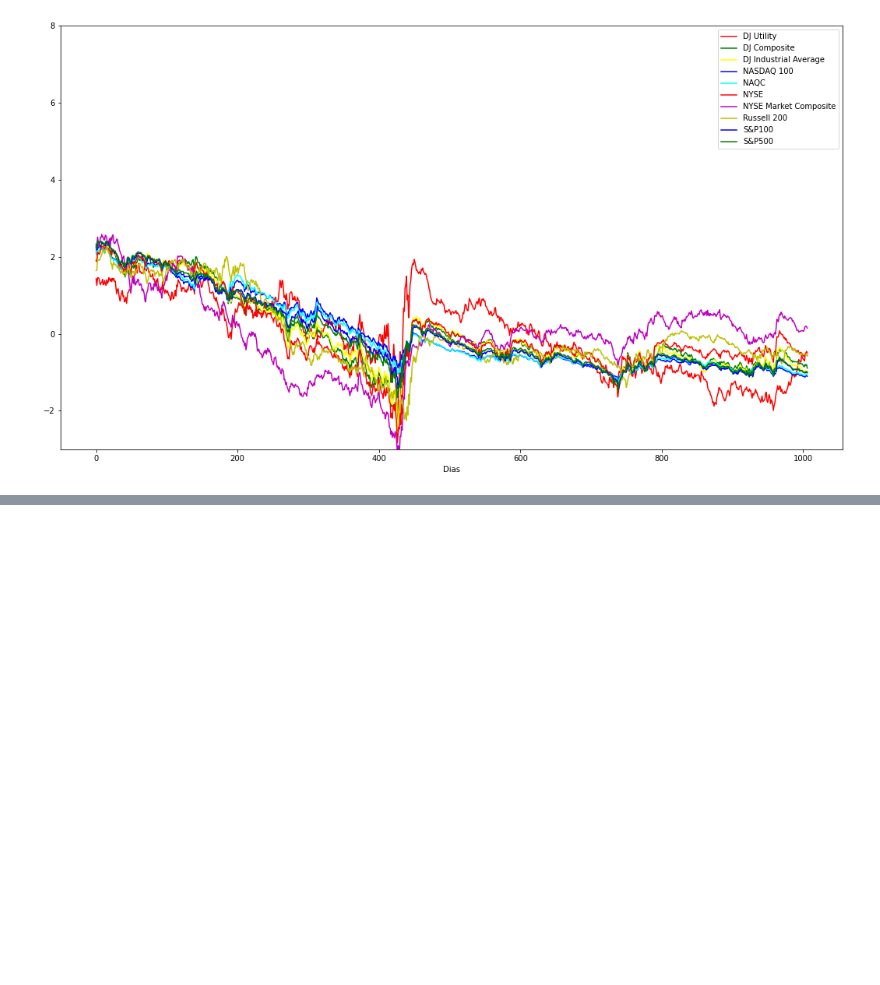
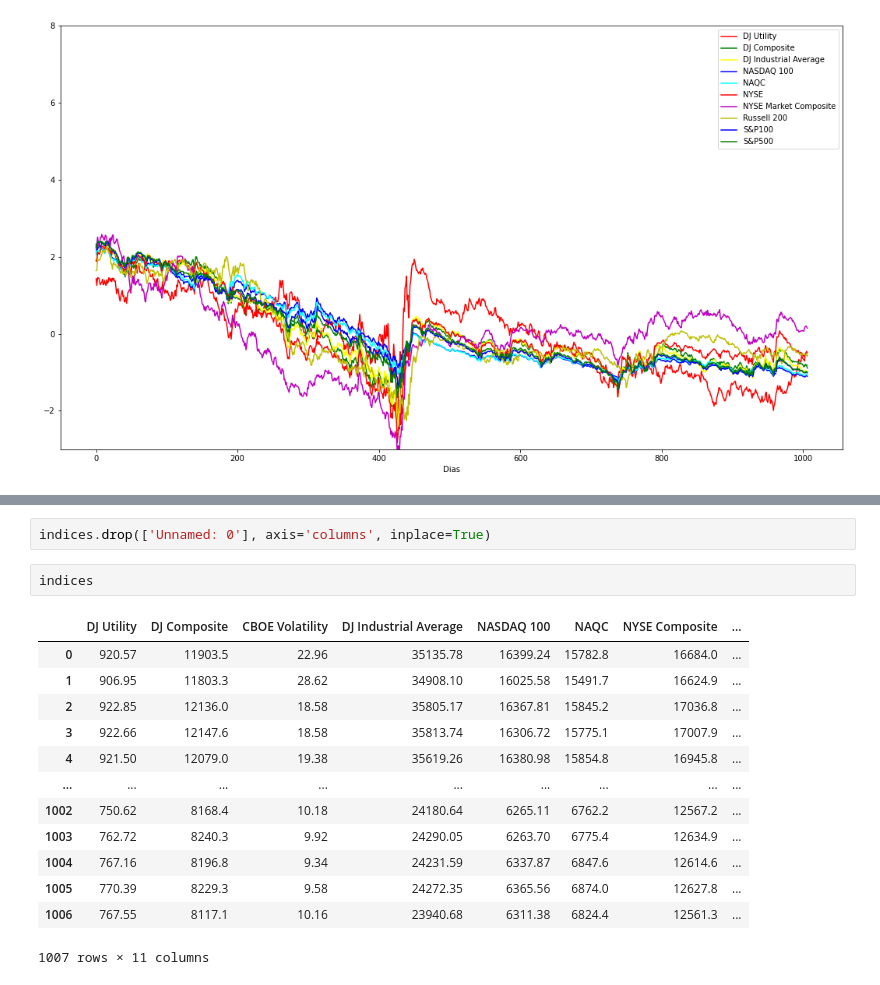
Before and after one commit to kennyldc/proyecto_final_opt21_eq8, a Jupyter notebook: solucion.ipynb, the cells around one changed output, grey strips where cells are left out. Cells and saved outputs as stored; diff of their text form; blank space fills up the shorter version.

Commit message:
Se eliminan la columna uno en indices

```diff
--- a/solucion.ipynb
+++ b/solucion.ipynb
@@ -97,0 +105,18 @@ plt.show()
+# %%
+indices.drop(['Unnamed: 0'], axis='columns', inplace=True)
+# %%
+indices
+# %% [output]
+|  | DJ Utility | DJ Composite | CBOE Volatility | DJ Industrial Average | NASDAQ 100 | NAQC | NYSE Composite | ... |
+| 0 | 920.57 | 11903.5 | 22.96 | 35135.78 | 16399.24 | 15782.8 | 16684.0 | ... |
+| 1 | 906.95 | 11803.3 | 28.62 | 34908.10 | 16025.58 | 15491.7 | 16624.9 | ... |
+| 2 | 922.85 | 12136.0 | 18.58 | 35805.17 | 16367.81 | 15845.2 | 17036.8 | ... |
+| 3 | 922.66 | 12147.6 | 18.58 | 35813.74 | 16306.72 | 15775.1 | 17007.9 | ... |
+| 4 | 921.50 | 12079.0 | 19.38 | 35619.26 | 16380.98 | 15854.8 | 16945.8 | ... |
+| ... | ... | ... | ... | ... | ... | ... | ... | ... |
+| 1002 | 750.62 | 8168.4 | 10.18 | 24180.64 | 6265.11 | 6762.2 | 12567.2 | ... |
+| 1003 | 762.72 | 8240.3 | 9.92 | 24290.05 | 6263.70 | 6775.4 | 12634.9 | ... |
+| 1004 | 767.16 | 8196.8 | 9.34 | 24231.59 | 6337.87 | 6847.6 | 12614.6 | ... |
+| 1005 | 770.39 | 8229.3 | 9.58 | 24272.35 | 6365.56 | 6874.0 | 12627.8 | ... |
+| 1006 | 767.55 | 8117.1 | 10.16 | 23940.68 | 6311.38 | 6824.4 | 12561.3 | ... |
+1007 rows × 11 columns
```
Also changed, not shown: parts of 1 cell of this notebook.
